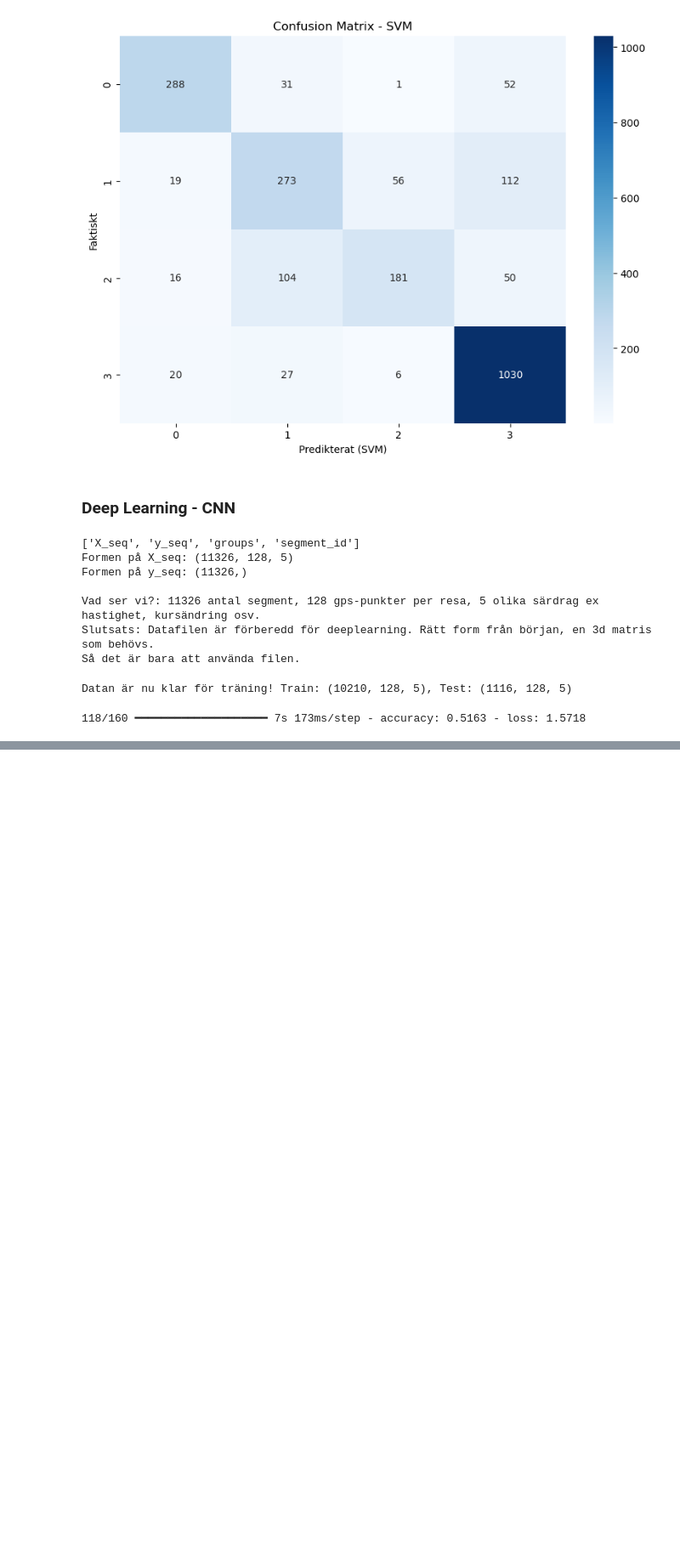
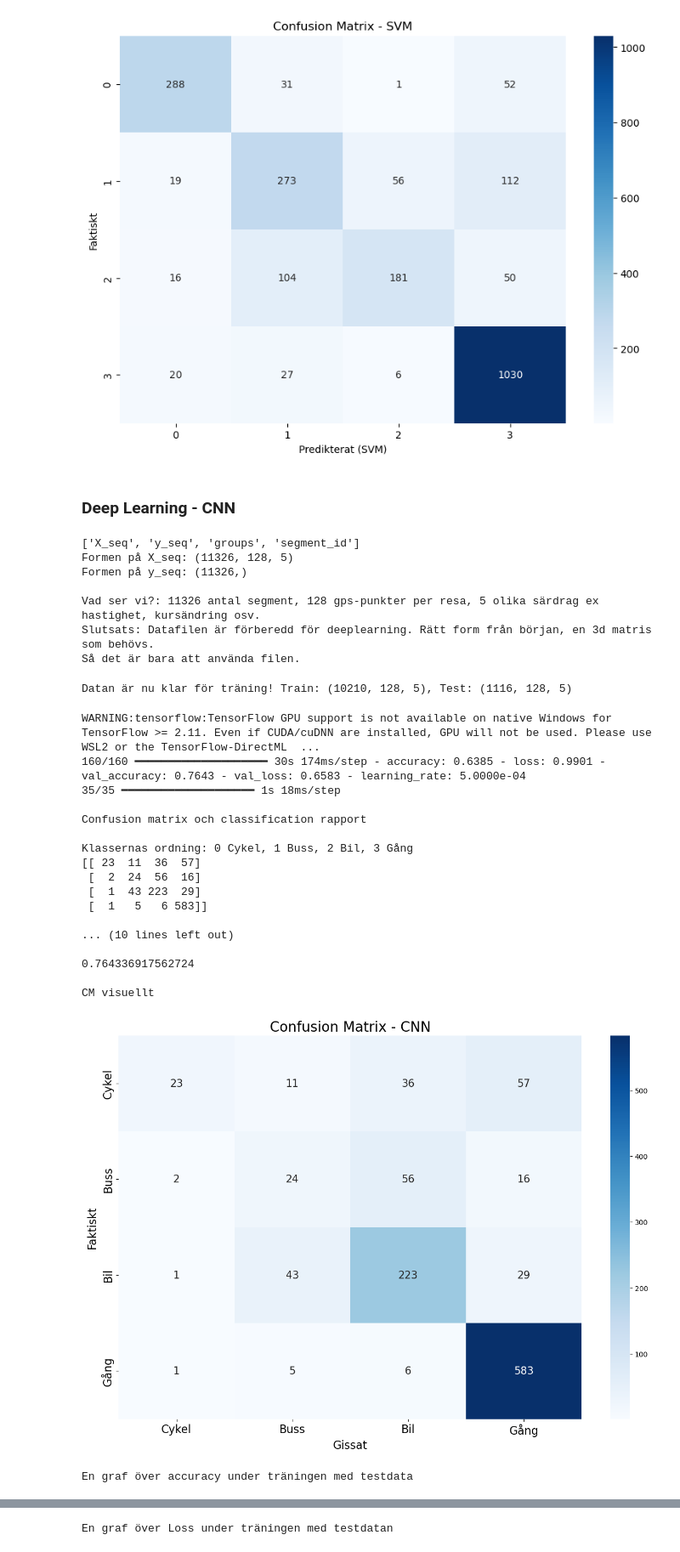
Before and after one commit to phedstroem/Ass2_GIK2JX_Group7, a Jupyter notebook: Ass2_GIK2JX_GROUP7.ipynb, the cells around one changed output, grey strips where cells are left out. Shown at 85% size. Saved outputs shown, nothing was run; the diff lists cells and outputs as text; code cells hidden in the pictures; blank space fills up the shorter version.

Commit message:
ändrat optimizer
Ändrat optimizer och learnig rate

```diff
--- a/Ass2_GIK2JX_GROUP7.ipynb
+++ b/Ass2_GIK2JX_GROUP7.ipynb
@@ -486,8 +486,9 @@ def scheduler(epoch, lr):
         return lr
 
 # optimizer = Adam(lr=0.001, beta_1=0.9, beta_2=0.999, epsilon=1e-08, decay=0.0)
-optimizer = RMSprop(learning_rate=0.0005)
 # optimizer = SGD(lr=0.0001, momentum=0.9, decay=1e-4, nesterov=True)
+# optimizer = RMSprop(learning_rate=0.0005) - Gamla
+optimizer = tf.keras.optimizers.Adam(learning_rate=0.0005)
 
 callback = tf.keras.callbacks.LearningRateScheduler(scheduler)
 
@@ -531,31 +532,49 @@ plt.ylabel('Faktiskt', fontsize = 16)
 plt.show()
 
 # Sammanfattning av Accuracy genom träningen
 print()
 print("En graf över accuracy under träningen med testdata\n")
 plt.figure(figsize=(10, 7))
 plt.xticks(fontsize=16)
 plt.yticks(fontsize=16)
 plt.plot(hist.history['accuracy'])
 plt.plot(hist.history['val_accuracy'])
 plt.title('Model Accuracy', fontsize = 20)
 plt.ylabel('Accuracy', fontsize = 16)
 plt.xlabel('Epoch', fontsize = 16)
 plt.legend(['Train', 'Test'], loc='upper left', fontsize = 16)
 plt.show()
 
 # Sammanfattning av Loss genom träningen
 print()
 print("En graf över Loss under träningen med testdatan\n")
 plt.figure(figsize=(10, 7))
 plt.xticks(fontsize=16)
 plt.yticks(fontsize=16)
 plt.plot(hist.history['loss'])
 plt.plot(hist.history['val_loss'])
 plt.title('Model Loss', fontsize = 20)
 plt.ylabel('Loss', fontsize = 16)
 plt.xlabel('Epoch', fontsize = 16)
 plt.legend(['train', 'test'], loc='upper left', fontsize = 16)
 plt.show()
 # %% [output]
-118/160 ━━━━━━━━━━━━━━━━━━━━ 7s 173ms/step - accuracy: 0.5163 - loss: 1.5718
+WARNING:tensorflow:TensorFlow GPU support is not available on native Windows for TensorFlow >= 2.11. Even if CUDA/cuDNN are installed, GPU will not be used. Please use WSL2 or the TensorFlow-DirectML  ...
+160/160 ━━━━━━━━━━━━━━━━━━━━ 30s 174ms/step - accuracy: 0.6385 - loss: 0.9901 - val_accuracy: 0.7643 - val_loss: 0.6583 - learning_rate: 5.0000e-04
+35/35 ━━━━━━━━━━━━━━━━━━━━ 1s 18ms/step
+
+Confusion matrix och classification rapport
+
+Klassernas ordning: 0 Cykel, 1 Buss, 2 Bil, 3 Gång
+[[ 23  11  36  57]
+ [  2  24  56  16]
+ [  1  43 223  29]
+ [  1   5   6 583]]
+
+... (10 lines left out)
+
+0.764336917562724
+
+CM visuellt
+[figure, added]
+En graf över accuracy under träningen med testdata
@@ -561,0 +582 @@ plt.show()
+En graf över Loss under träningen med testdatan
```
Also changed, not shown: parts of 1 cell of this notebook.
